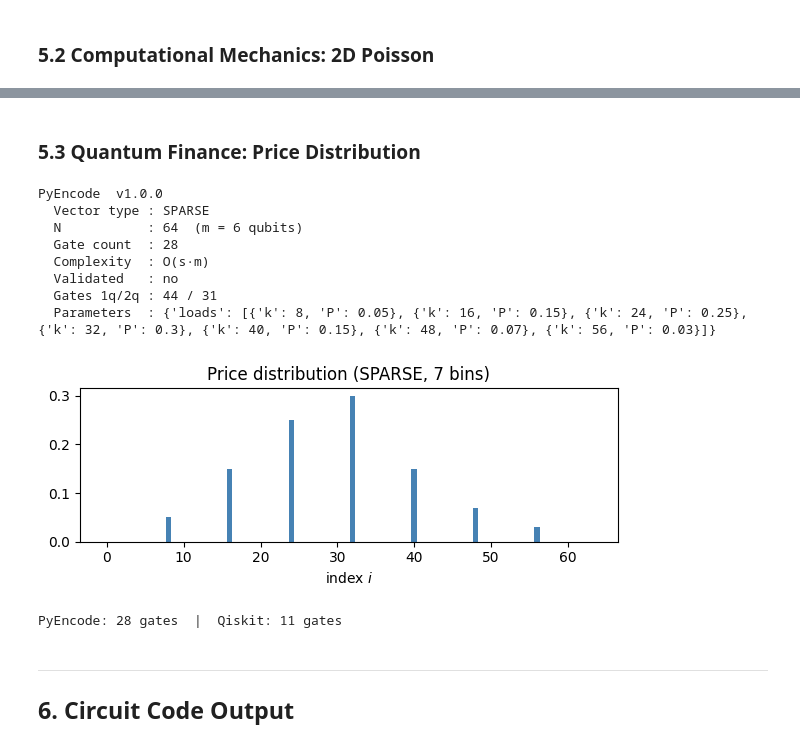
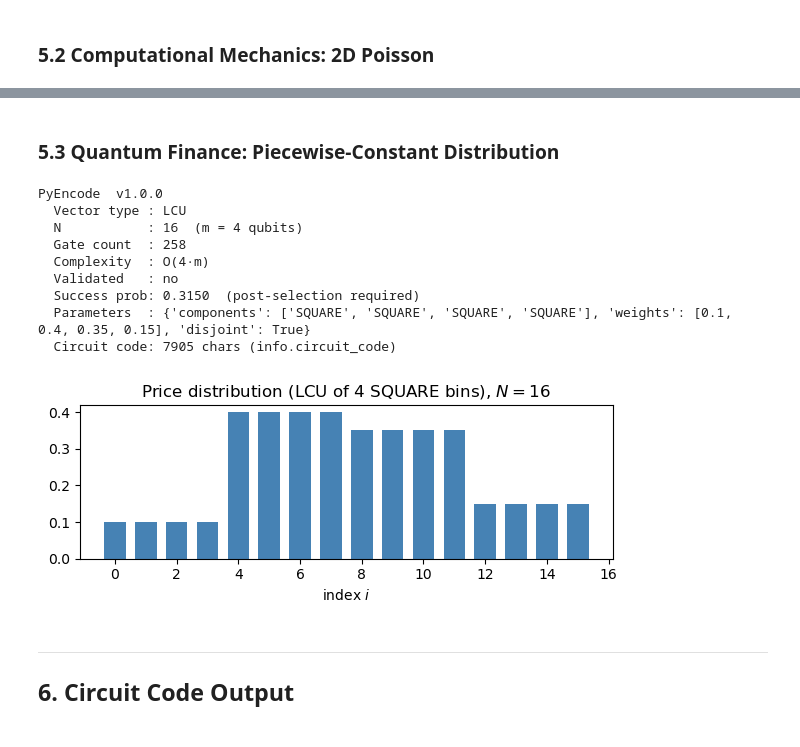
Before and after one commit to UW-ERSL/PyEncode, a Jupyter notebook: notebooks/paperExperiments.ipynb, the cells around one changed output, grey strips where cells are left out. Drawn from its saved outputs; the diff is of its cells as text; code cells hidden in the pictures.

```diff
--- a/notebooks/paperExperiments.ipynb
+++ b/notebooks/paperExperiments.ipynb
@@ -594,32 +658,30 @@ Total: 21 gates for 1024 amplitudes
 # %% [markdown]
-### 5.3 Quantum Finance: Price Distribution
+### 5.3 Quantum Finance: Piecewise-Constant Distribution
-# %%
-indices = [8, 16, 24, 32, 40, 48, 56]
-weights = [0.05, 0.15, 0.25, 0.30, 0.15, 0.07, 0.03]
-
-circuit, info = encode(
-    SPARSE(list(zip(indices, weights))),
-    N=N,
-)
-print(info)
-
-f = np.zeros(N)
-for k_i, w_i in zip(indices, weights): f[k_i] = w_i
-plot_vector(f, "Price distribution (SPARSE, 7 bins)")
-
-qk = qiskit_gate_count(f)
-print(f"PyEncode: {info.gate_count} gates  |  Qiskit: {qk} gates")
-# %% [output]
-PyEncode  v1.0.0
-  Vector type : SPARSE
-  N           : 64  (m = 6 qubits)
-  Gate count  : 28
-  Complexity  : O(s·m)
-  Validated   : no
-  Gates 1q/2q : 44 / 31
-  Parameters  : {'loads': [{'k': 8, 'P': 0.05}, {'k': 16, 'P': 0.15}, {'k': 24, 'P': 0.25}, {'k': 32, 'P': 0.3}, {'k': 40, 'P': 0.15}, {'k': 48, 'P': 0.07}, {'k': 56, 'P': 0.03}]}
-[figure, removed]
-PyEncode: 28 gates  |  Qiskit: 11 gates
+# %%
+# Piecewise-constant price distribution via LCU of disjoint SQUARE bins
+N_fin = 16
+circuit, info = encode(
+    LCU([(0.10, SQUARE(k1=0,  k2=4,  c=1.0)),
+         (0.40, SQUARE(k1=4,  k2=8,  c=1.0)),
+         (0.35, SQUARE(k1=8,  k2=12, c=1.0)),
+         (0.15, SQUARE(k1=12, k2=16, c=1.0))]),
+    N=N_fin)
+print(info)
+
+f = np.zeros(N_fin)
+f[0:4] = 0.10; f[4:8] = 0.40; f[8:12] = 0.35; f[12:16] = 0.15
+plot_vector(f, r"Price distribution (LCU of 4 SQUARE bins), $N=16$")
+# %% [output]
+PyEncode  v1.0.0
+  Vector type : LCU
+  N           : 16  (m = 4 qubits)
+  Gate count  : 258
+  Complexity  : O(4·m)
+  Validated   : no
+  Success prob: 0.3150  (post-selection required)
+  Parameters  : {'components': ['SQUARE', 'SQUARE', 'SQUARE', 'SQUARE'], 'weights': [0.1, 0.4, 0.35, 0.15], 'disjoint': True}
+  Circuit code: 7905 chars (info.circuit_code)
+[figure, added]
 # %% [markdown]
 ---
 ## 6. Circuit Code Output
```
Also changed, not shown: parts of 21 cells of this notebook, 2 other files.
